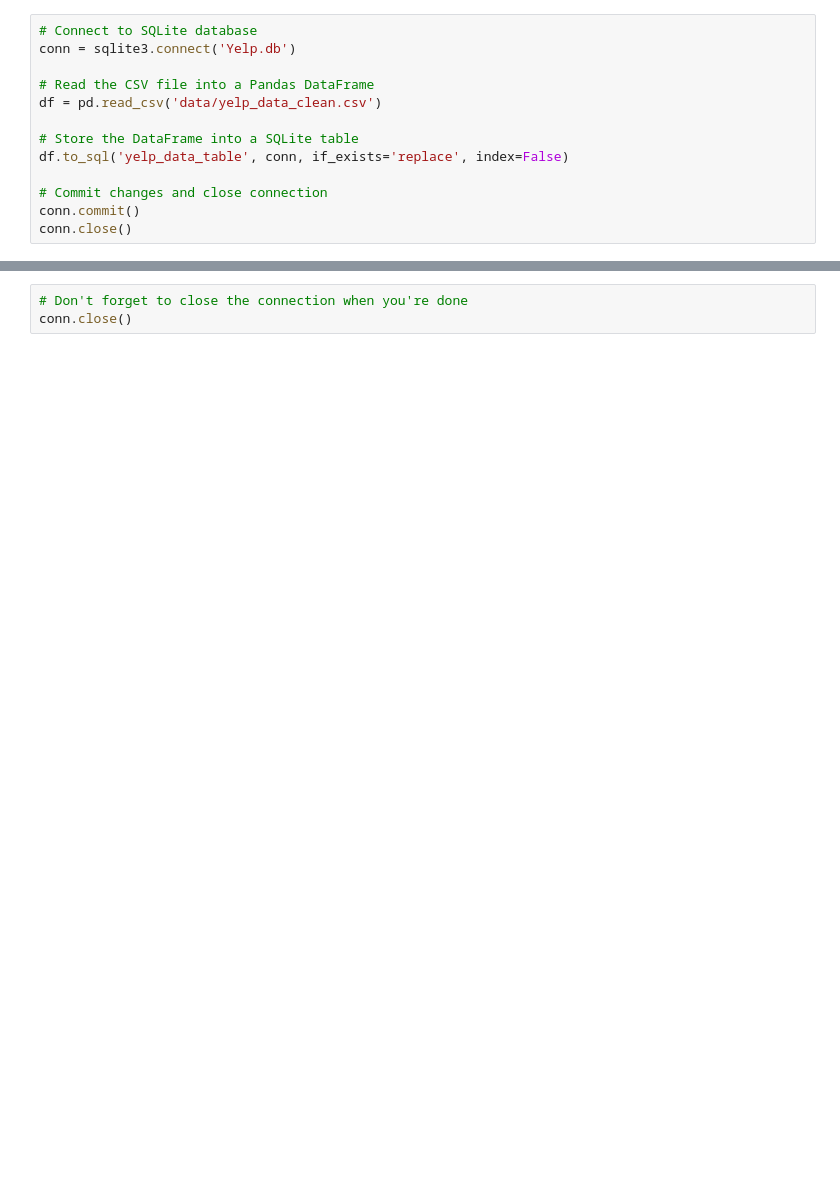
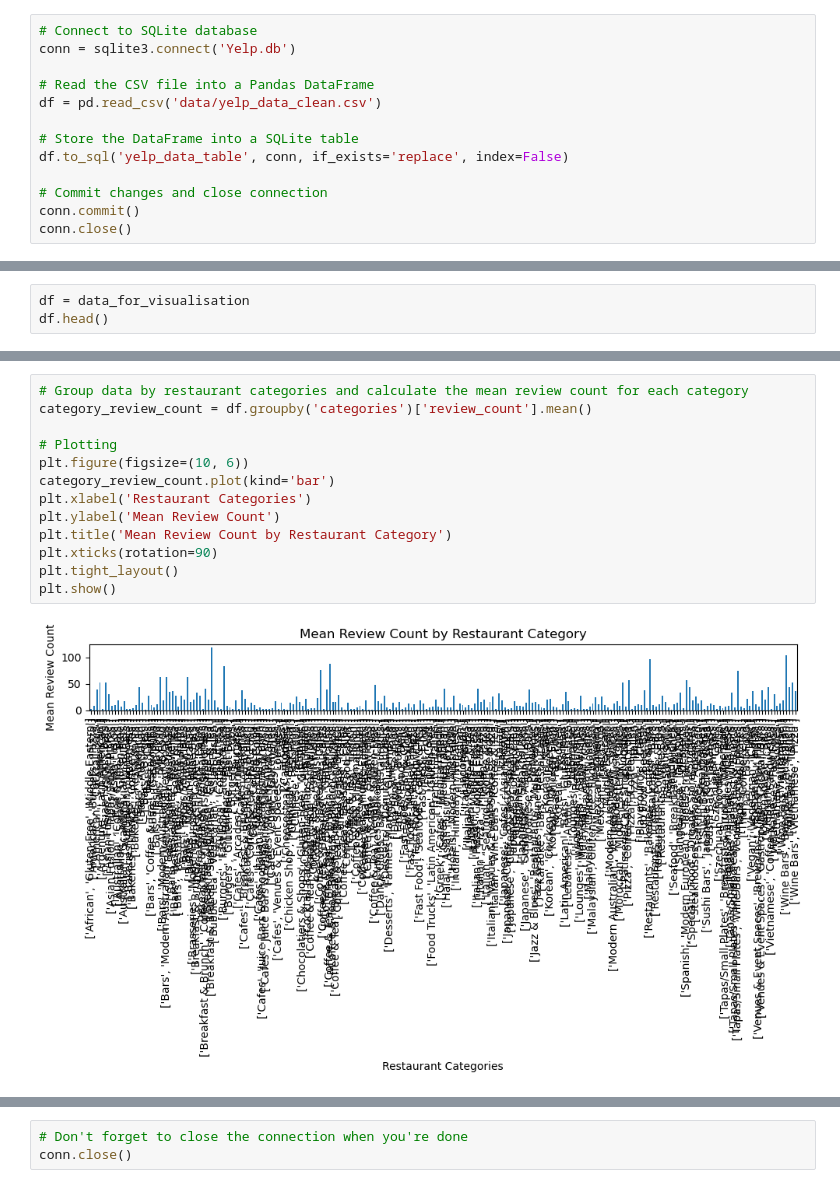
Before and after one commit to Shivabajelan/Perth-Restaurant-Explorer-Mapping-Insights-Analysing-Trends, a Jupyter notebook: database_operation_and_visualisation.ipynb, the cells around one changed output, grey strips where cells are left out. Saved outputs shown, nothing was run; the diff lists cells and outputs as text; blank space fills up the shorter version.

```diff
--- a/database_operation_and_visualisation.ipynb
+++ b/database_operation_and_visualisation.ipynb
@@ -36,0 +47,3 @@ data_for_visualisation.head()
+# %%
+df = data_for_visualisation
+df.head()
@@ -36,0 +90,15 @@ data_for_visualisation.head()
+# %%
+# Group data by restaurant categories and calculate the mean review count for each category
+category_review_count = df.groupby('categories')['review_count'].mean()
+
+# Plotting
+plt.figure(figsize=(10, 6))
+category_review_count.plot(kind='bar')
+plt.xlabel('Restaurant Categories')
+plt.ylabel('Mean Review Count')
+plt.title('Mean Review Count by Restaurant Category')
+plt.xticks(rotation=90)
+plt.tight_layout()
+plt.show()
+# %% [output]
+[figure, added]
```
Also changed, not shown: parts of 11 cells of this notebook, 3 other files.
